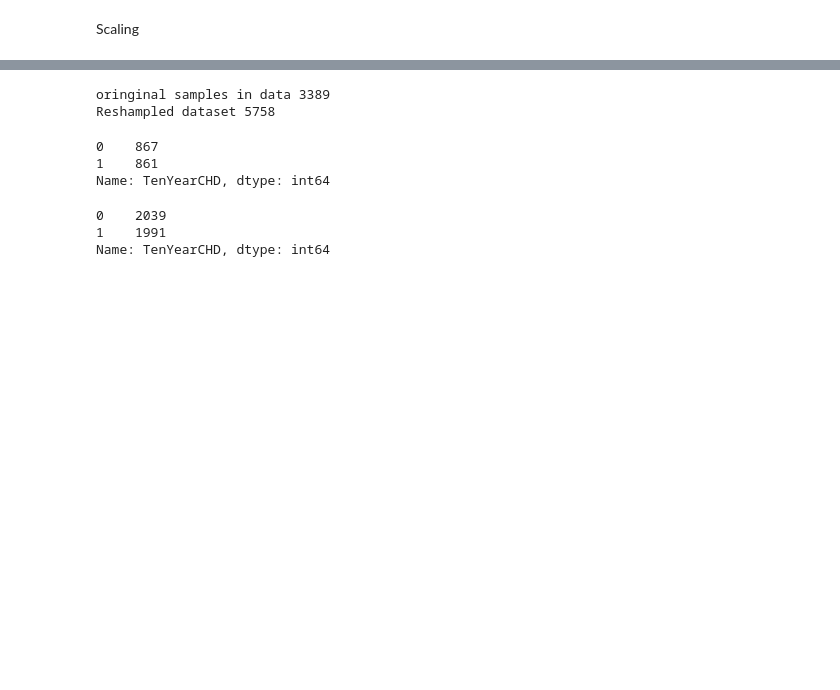
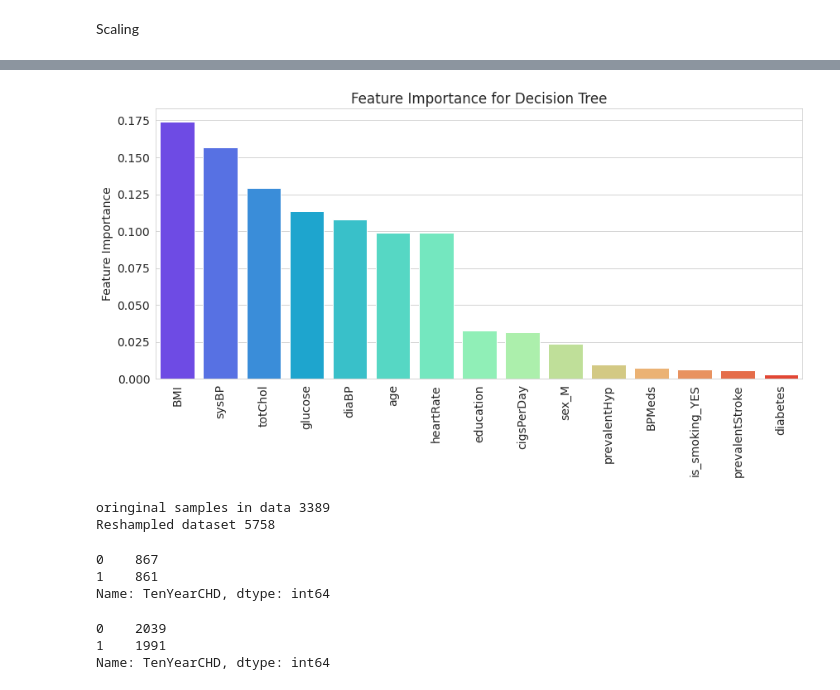
Before and after one commit to Gaurav2912/Cardiovascular-Risk-Prediction, a Jupyter notebook: Cardiovascular_Risk_Prediction.ipynb, the cells around one changed output, grey strips where cells are left out. Drawn from its saved outputs; the diff is of its cells as text; code cells hidden in the pictures; blank space fills up the shorter version.

```diff
--- a/Cardiovascular_Risk_Prediction.ipynb
+++ b/Cardiovascular_Risk_Prediction.ipynb
@@ -556,4 +583,4 @@ y = df_final['TenYearCHD'].copy()
 from sklearn.impute import SimpleImputer
 imputer = SimpleImputer(strategy="median")
 
-X = imputer.fit_transform(X)
+X_imputed = imputer.fit_transform(X)
@@ -634,3 +657,15 @@ weighted avg       0.75      0.76      0.76      1017
+# %%
+imp_feats = pd.DataFrame(data=dt.feature_importances_, index= X.columns,
+                         columns=['Feature Importance']).sort_values(by="Feature Importance" , ascending= False)
+# %%
+sns.set_style('whitegrid')
+plt.figure(figsize=(14,6))
+sns.barplot(data=imp_feats,x=imp_feats.index,
+            y='Feature Importance', palette= 'rainbow')
+plt.xticks(rotation=90)
+plt.title("Feature Importance for Decision Tree");
+# %% [output]
+[figure, added]
 # %%
 X = df_final.drop('TenYearCHD', axis= 1)
 y = df_final['TenYearCHD']
```
Also changed, not shown: parts of 34 cells of this notebook.
